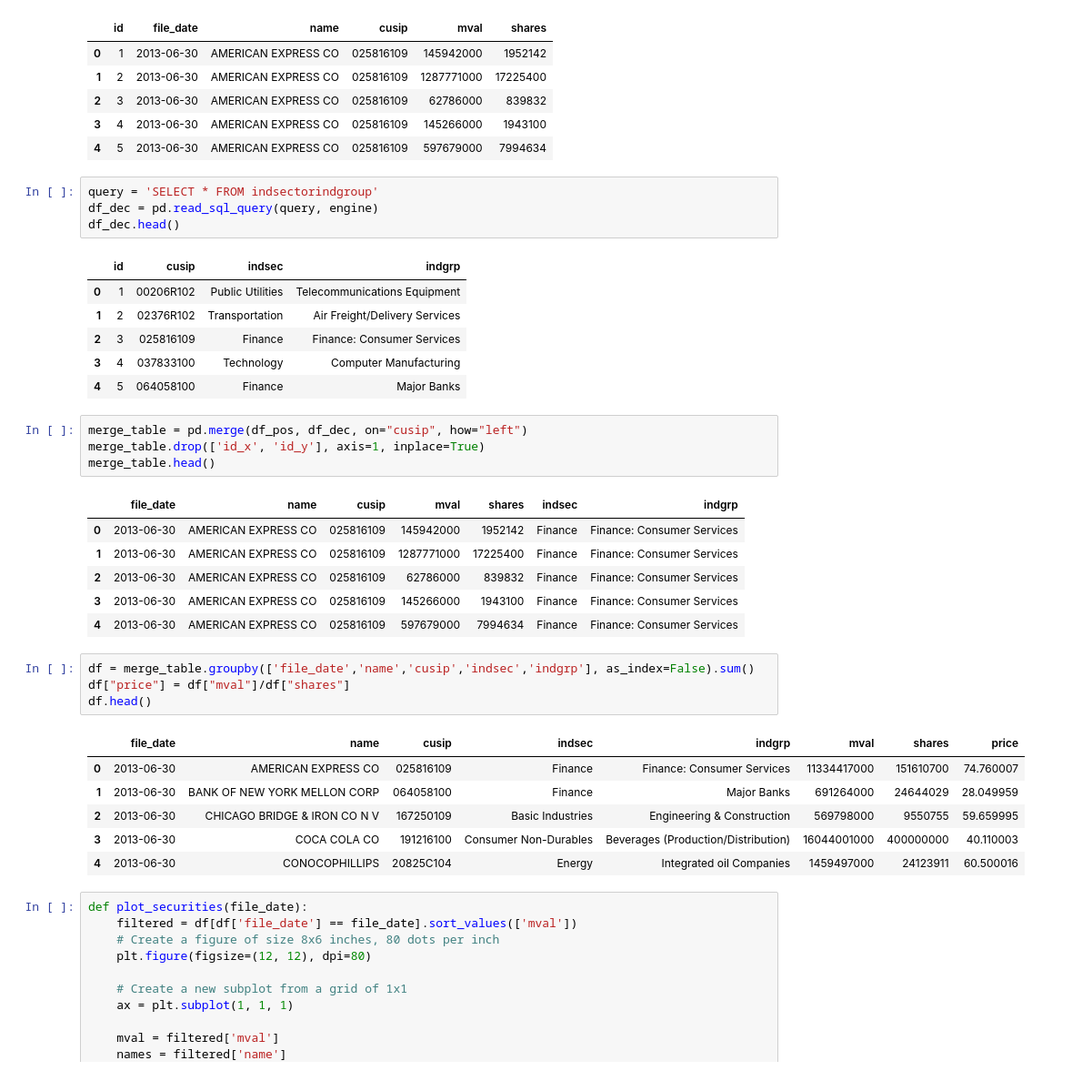
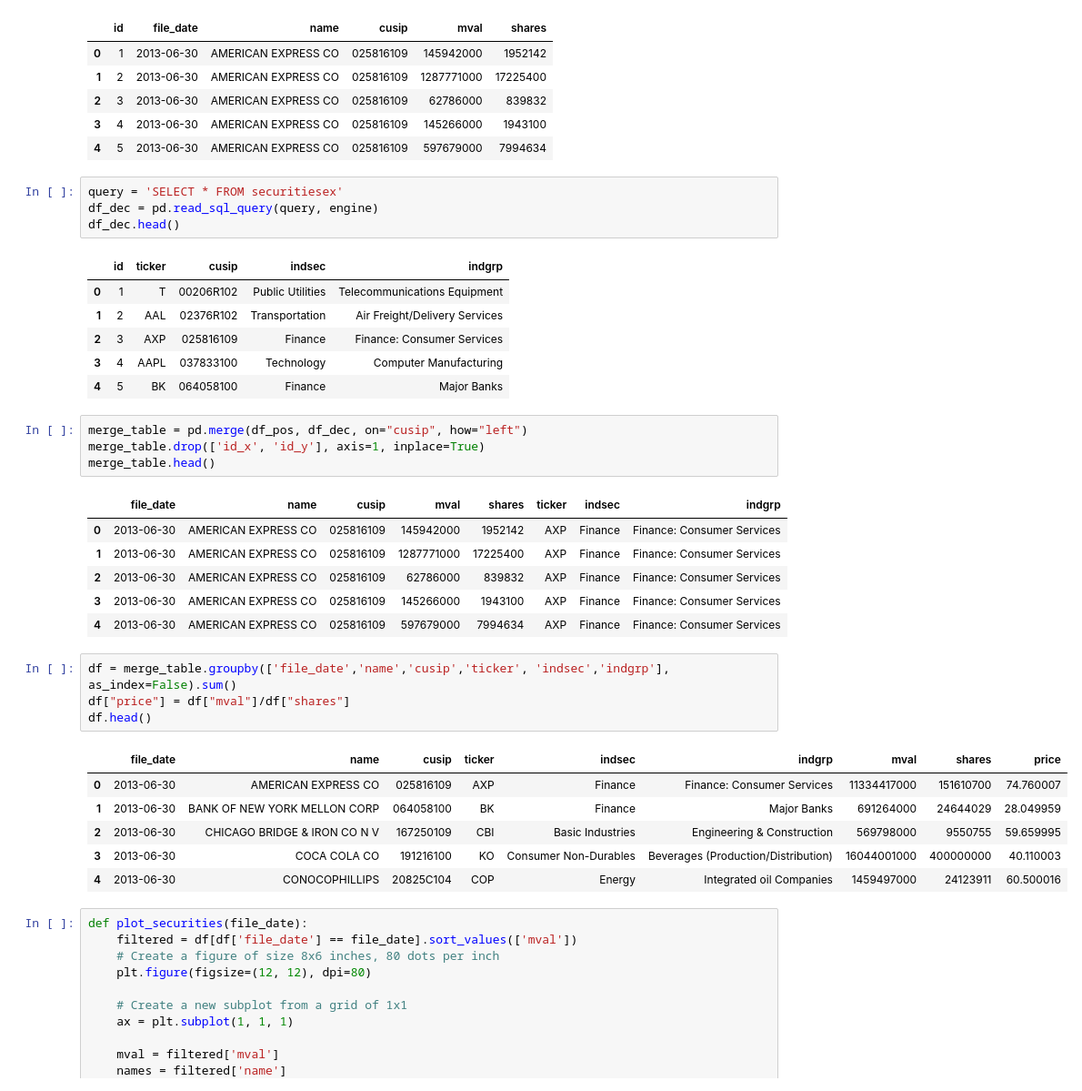
Before and after one commit to shanegela/DataAnalytics, a Jupyter notebook: SEC13F/SEC13F_STEP7_AnalyzeData.ipynb, the cells around one changed output. Shown: that part at 91% size. Drawn from its saved outputs; the diff is of its cells as text.

```diff
--- a/SEC13F/SEC13F_STEP7_AnalyzeData.ipynb
+++ b/SEC13F/SEC13F_STEP7_AnalyzeData.ipynb
@@ -26,38 +26,38 @@ df_pos.head()
 | 3 | 4 | 2013-06-30 | AMERICAN EXPRESS CO | 025816109 | 145266000 | 1943100 |
 | 4 | 5 | 2013-06-30 | AMERICAN EXPRESS CO | 025816109 | 597679000 | 7994634 |
 # %%
-query = 'SELECT * FROM indsectorindgroup'
+query = 'SELECT * FROM securitiesex'
 df_dec = pd.read_sql_query(query, engine)
 df_dec.head()
 # %% [output]
-|  | id | cusip | indsec | indgrp |
-| 0 | 1 | 00206R102 | Public Utilities | Telecommunications Equipment |
-| 1 | 2 | 02376R102 | Transportation | Air Freight/Delivery Services |
-| 2 | 3 | 025816109 | Finance | Finance: Consumer Services |
-| 3 | 4 | 037833100 | Technology | Computer Manufacturing |
-| 4 | 5 | 064058100 | Finance | Major Banks |
+|  | id | ticker | cusip | indsec | indgrp |
+| 0 | 1 | T | 00206R102 | Public Utilities | Telecommunications Equipment |
+| 1 | 2 | AAL | 02376R102 | Transportation | Air Freight/Delivery Services |
+| 2 | 3 | AXP | 025816109 | Finance | Finance: Consumer Services |
+| 3 | 4 | AAPL | 037833100 | Technology | Computer Manufacturing |
+| 4 | 5 | BK | 064058100 | Finance | Major Banks |
 # %%
 merge_table = pd.merge(df_pos, df_dec, on="cusip", how="left")
 merge_table.drop(['id_x', 'id_y'], axis=1, inplace=True)
 merge_table.head()
 # %% [output]
-|  | file_date | name | cusip | mval | shares | indsec | indgrp |
-| 0 | 2013-06-30 | AMERICAN EXPRESS CO | 025816109 | 145942000 | 1952142 | Finance | Finance: Consumer Services |
-| 1 | 2013-06-30 | AMERICAN EXPRESS CO | 025816109 | 1287771000 | 17225400 | Finance | Finance: Consumer Services |
-| 2 | 2013-06-30 | AMERICAN EXPRESS CO | 025816109 | 62786000 | 839832 | Finance | Finance: Consumer Services |
-| 3 | 2013-06-30 | AMERICAN EXPRESS CO | 025816109 | 145266000 | 1943100 | Finance | Finance: Consumer Services |
-| 4 | 2013-06-30 | AMERICAN EXPRESS CO | 025816109 | 597679000 | 7994634 | Finance | Finance: Consumer Services |
+|  | file_date | name | cusip | mval | shares | ticker | indsec | indgrp |
+| 0 | 2013-06-30 | AMERICAN EXPRESS CO | 025816109 | 145942000 | 1952142 | AXP | Finance | Finance: Consumer Services |
+| 1 | 2013-06-30 | AMERICAN EXPRESS CO | 025816109 | 1287771000 | 17225400 | AXP | Finance | Finance: Consumer Services |
+| 2 | 2013-06-30 | AMERICAN EXPRESS CO | 025816109 | 62786000 | 839832 | AXP | Finance | Finance: Consumer Services |
+| 3 | 2013-06-30 | AMERICAN EXPRESS CO | 025816109 | 145266000 | 1943100 | AXP | Finance | Finance: Consumer Services |
+| 4 | 2013-06-30 | AMERICAN EXPRESS CO | 025816109 | 597679000 | 7994634 | AXP | Finance | Finance: Consumer Services |
 # %%
-df = merge_table.groupby(['file_date','name','cusip','indsec','indgrp'], as_index=False).sum()
+df = merge_table.groupby(['file_date','name','cusip','ticker', 'indsec','indgrp'], as_index=False).sum()
 df["price"] = df["mval"]/df["shares"]
 df.head()
 # %% [output]
-|  | file_date | name | cusip | indsec | indgrp | mval | shares | price |
-| 0 | 2013-06-30 | AMERICAN EXPRESS CO | 025816109 | Finance | Finance: Consumer Services | 11334417000 | 151610700 | 74.760007 |
-| 1 | 2013-06-30 | BANK OF NEW YORK MELLON CORP | 064058100 | Finance | Major Banks | 691264000 | 24644029 | 28.049959 |
-| 2 | 2013-06-30 | CHICAGO BRIDGE & IRON CO N V | 167250109 | Basic Industries | Engineering & Construction | 569798000 | 9550755 | 59.659995 |
-| 3 | 2013-06-30 | COCA COLA CO | 191216100 | Consumer Non-Durables | Beverages (Production/Distribution) | 16044001000 | 400000000 | 40.110003 |
-| 4 | 2013-06-30 | CONOCOPHILLIPS | 20825C104 | Energy | Integrated oil Companies | 1459497000 | 24123911 | 60.500016 |
+|  | file_date | name | cusip | ticker | indsec | indgrp | mval | shares | price |
+| 0 | 2013-06-30 | AMERICAN EXPRESS CO | 025816109 | AXP | Finance | Finance: Consumer Services | 11334417000 | 151610700 | 74.760007 |
+| 1 | 2013-06-30 | BANK OF NEW YORK MELLON CORP | 064058100 | BK | Finance | Major Banks | 691264000 | 24644029 | 28.049959 |
+| 2 | 2013-06-30 | CHICAGO BRIDGE & IRON CO N V | 167250109 | CBI | Basic Industries | Engineering & Construction | 569798000 | 9550755 | 59.659995 |
+| 3 | 2013-06-30 | COCA COLA CO | 191216100 | KO | Consumer Non-Durables | Beverages (Production/Distribution) | 16044001000 | 400000000 | 40.110003 |
+| 4 | 2013-06-30 | CONOCOPHILLIPS | 20825C104 | COP | Energy | Integrated oil Companies | 1459497000 | 24123911 | 60.500016 |
 # %%
 def plot_securities(file_date):
     filtered = df[df['file_date'] == file_date].sort_values(['mval'])
```
Also changed, not shown: parts of 6 cells of this notebook, 8 other files.
